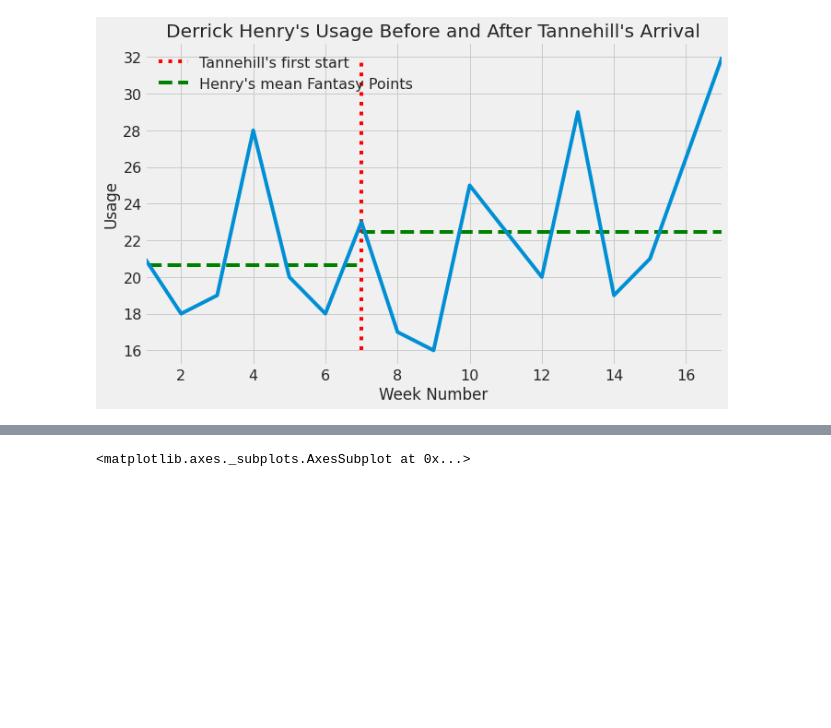
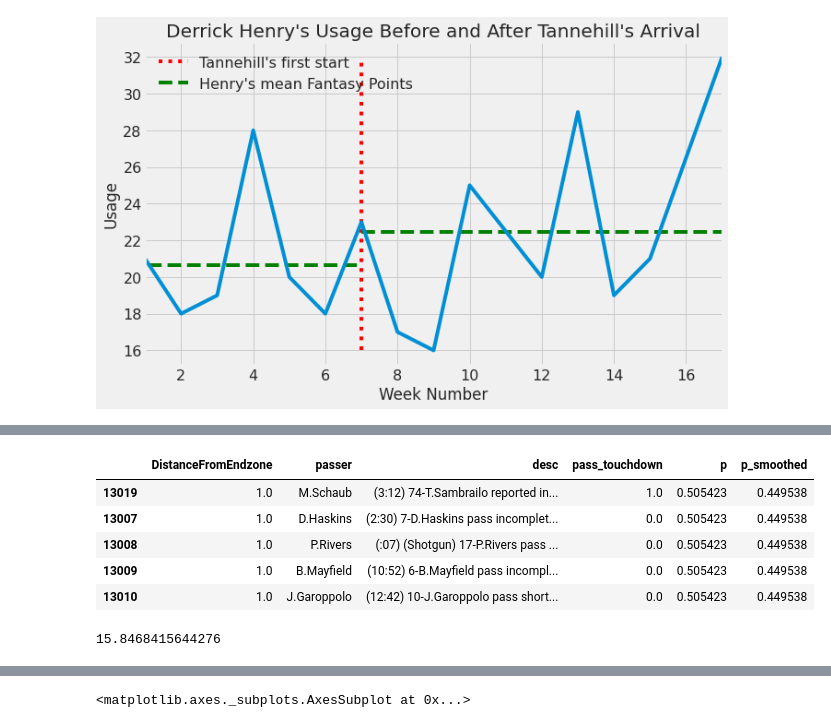
Before and after one commit to piercepatrick/Fantasy-Football-Analysis, a Jupyter notebook: Tannehilll_Analysis.ipynb, the cells around one changed output, grey strips where cells are left out. Drawn from its saved outputs; the diff is of its cells as text; code cells hidden in the pictures; blank space fills up the shorter version.

```diff
--- a/Tannehilll_Analysis.ipynb
+++ b/Tannehilll_Analysis.ipynb
@@ -551,0 +663,23 @@ plt.legend()
+# %%
+passing_data2019.rename(columns={'yardline_100': 'DistanceFromEndzone'}, inplace=True)
+merge_df = pd.merge(passing_data2019,
+                 passing_df)
+
+#our final DataFrame before we calculate Expected Touchdowns
+merge_df.sort_values(by='DistanceFromEndzone', ascending=True).head(5)
+# %% [output]
+|  | DistanceFromEndzone | passer | desc | pass_touchdown | p | p_smoothed |
+| 13019 | 1.0 | M.Schaub | (3:12) 74-T.Sambrailo reported in... | 1.0 | 0.505423 | 0.449538 |
+| 13007 | 1.0 | D.Haskins | (2:30) 7-D.Haskins pass incomplet... | 0.0 | 0.505423 | 0.449538 |
+| 13008 | 1.0 | P.Rivers | (:07) (Shotgun) 17-P.Rivers pass ... | 0.0 | 0.505423 | 0.449538 |
+| 13009 | 1.0 | B.Mayfield | (10:52) 6-B.Mayfield pass incompl... | 0.0 | 0.505423 | 0.449538 |
+| 13010 | 1.0 | J.Garoppolo | (12:42) 10-J.Garoppolo pass short... | 0.0 | 0.505423 | 0.449538 |
+# %%
+#Group by player and sum the probabilities - that's our expected TD value
+predicted = merge_df.groupby(['passer'])[['p']].sum()
+predicted = predicted.rename(columns={'p':'Expected Passing Touchdowns'})
+predicted.reset_index(inplace=True)
+rt_passing_expect = predicted[predicted['passer'] == 'R.Tannehill']['Expected Passing Touchdowns'].values[0]
+rt_passing_expect
+# %% [output]
+15.8468415644276
```
Also changed, not shown: parts of 14 cells of this notebook.
